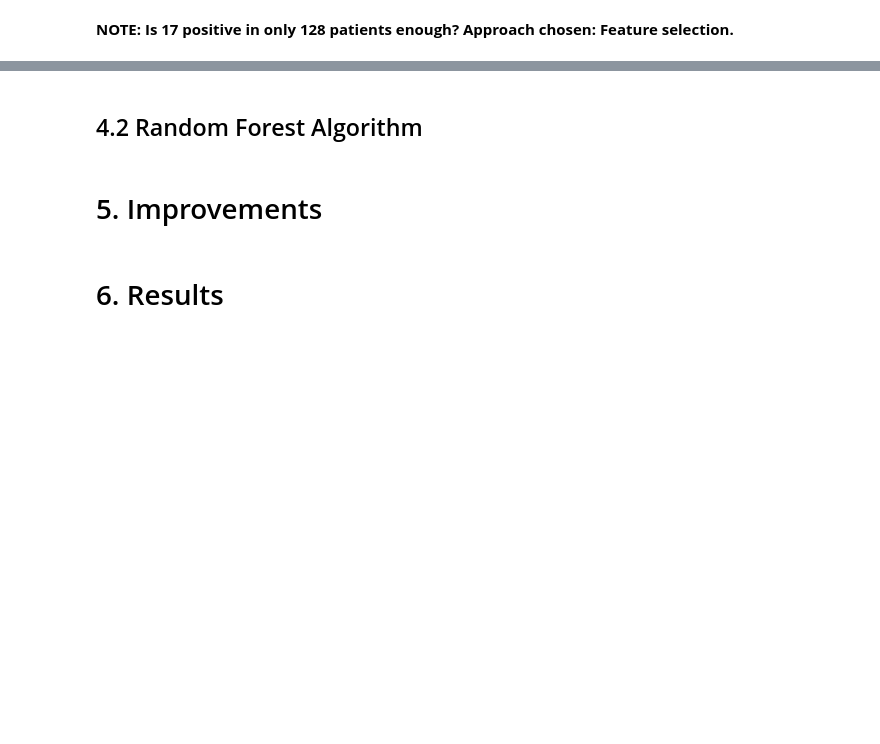
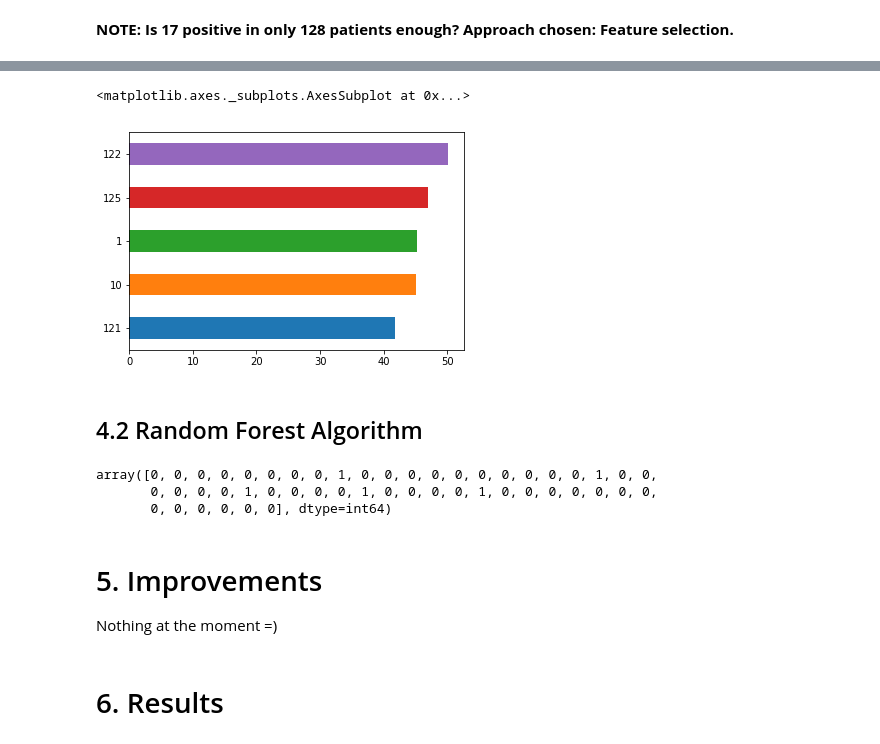
Before and after one commit to tamagusko/workshop-intro-ml, a Jupyter notebook: LeukemiaDetect.ipynb, the cells around one changed output, grey strips where cells are left out. Cells and saved outputs as stored; diff of their text form; code cells hidden in the pictures; blank space fills up the shorter version.

```diff
--- a/LeukemiaDetect.ipynb
+++ b/LeukemiaDetect.ipynb
@@ -543,6 +243,29 @@ plot_tree(decision_tree,
+# %%
+pd.Series(selector.scores_, index=Xtrain.columns).sort_values().tail().plot.barh()
+# %% [output]
+<matplotlib.axes._subplots.AxesSubplot at 0x...>
+[figure, added]
 # %% [markdown]
 ## 4.2 Random Forest Algorithm
+# %%
+k = 15
+selector = SelectKBest(score_func=f_classif, k=k)
+
+Xtrain2 = selector.fit_transform(Xtrain, ytrain)
+predictData2 = selector.transform(predictData)
+
+clf = RandomForestClassifier(max_depth=2, random_state=0)
+clf.fit(Xtrain2, ytrain)
+
+p = clf.predict(predictData2)
+p
+# %% [output]
+array([0, 0, 0, 0, 0, 0, 0, 0, 1, 0, 0, 0, 0, 0, 0, 0, 0, 0, 0, 1, 0, 0,
+       0, 0, 0, 0, 1, 0, 0, 0, 0, 1, 0, 0, 0, 0, 1, 0, 0, 0, 0, 0, 0, 0,
+       0, 0, 0, 0, 0, 0], dtype=int64)
 # %% [markdown]
 # 5. Improvements
+
+Nothing at the moment =)
 # %% [markdown]
 # 6. Results
```
Also changed, not shown: parts of 53 cells of this notebook, 4 other files.
